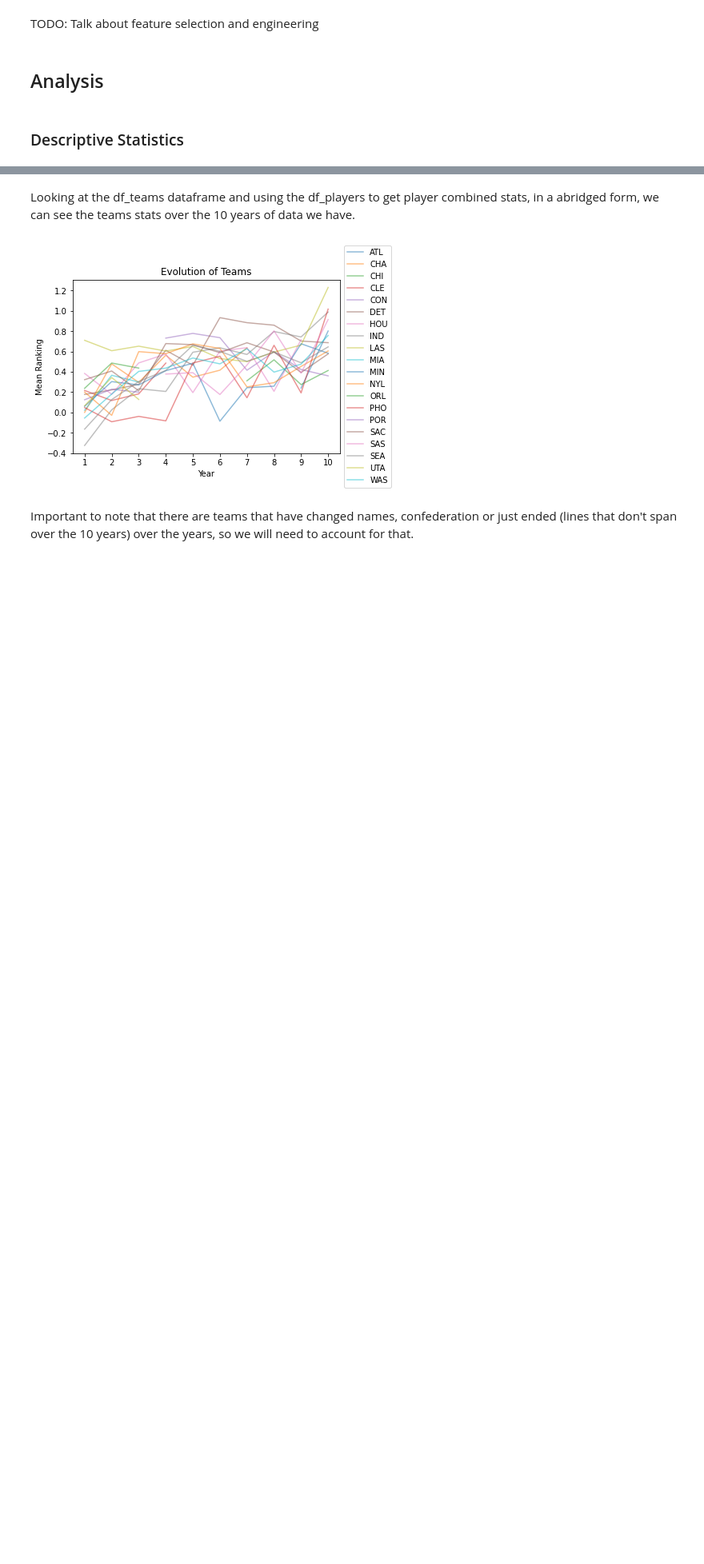
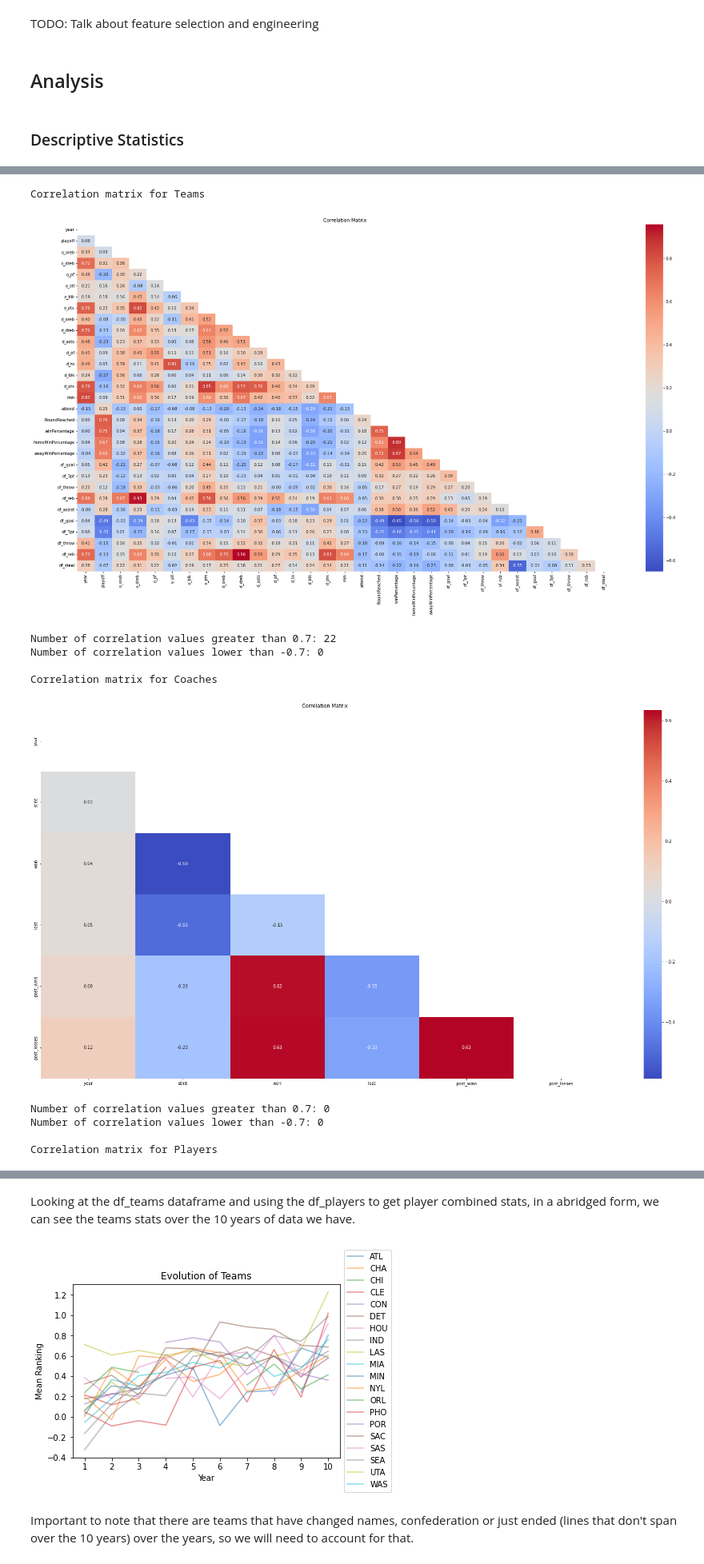
Before and after one commit to m21ark/ac, a Jupyter notebook: stats.ipynb, the cells around one changed output, grey strips where cells are left out. Shown at 80% size. Saved outputs shown, nothing was run; the diff lists cells and outputs as text; code cells hidden in the pictures; blank space fills up the shorter version.

Commit message:
Correlation matrixes

```diff
--- a/stats.ipynb
+++ b/stats.ipynb
@@ -25,18 +25,32 @@ df_players = merge_player_info(aux_1, aux_2)
 # %% [markdown]
 ## Functions
 # %%
-def show_corr_matrix(df, threshold=0.8):
-    correlation_matrix = df.corr()
+def show_corr_matrix(df, threshold=0.7):
+    # Select only the numeric columns
+    numeric_df = df.select_dtypes(include=['number'])
 
-    plt.figure(figsize=(12, 8))
-    sns.heatmap(correlation_matrix, annot=True, cmap='coolwarm', fmt=".2f")
+    correlation_matrix = numeric_df.corr()
+
+    # Mask the upper triangle of the correlation matrix
+    mask = np.triu(np.ones_like(correlation_matrix, dtype=bool))
+
+    plt.figure(figsize=(30, 16))
+    sns.heatmap(correlation_matrix, annot=True,
+                cmap='coolwarm', fmt=".2f", mask=mask)
     plt.title("Correlation Matrix")
     plt.show()
 
-    num_corr_greater_than_08 = ((correlation_matrix.where(np.tril(
-        np.ones(correlation_matrix.shape), k=-1).astype(bool)) > threshold).sum()).sum()
-    print("Number of correlation values greater than 0.8:",
+    # Calculate the number of correlation values greater than the threshold in the lower triangle
+    lower_triangle = correlation_matrix.where(
+        np.tril(np.ones(correlation_matrix.shape), k=-1).astype(bool))
+
+    num_corr_greater_than_08 = (lower_triangle > threshold).sum().sum()
+    print(f"Number of correlation values greater than {threshold}:",
           num_corr_greater_than_08)
+
+    num_corr_lower_than_08 = (lower_triangle < -threshold).sum().sum()
+    print(f"Number of correlation values lower than -{threshold}:",
+          num_corr_lower_than_08)
 # %%
 def show_box_plots(df):
     num_cols = int(len(df.columns)/3)+1
@@ -249,0 +266,20 @@ TODO: Talk about feature selection and engineering
+# %%
+# Looking for correlations between attributes in each df
+
+for i, df in enumerate(df_list_cleaned):
+    num = df.select_dtypes(include=['number'])
+    if len(num.columns) > 3:
+        print(f"\nCorrelation matrix for {df_names[i]}")
+        show_corr_matrix(df)
+# %% [output]
+Correlation matrix for Teams
+[figure, added]
+Number of correlation values greater than 0.7: 22
+Number of correlation values lower than -0.7: 0
+
+Correlation matrix for Coaches
+[figure, added]
+Number of correlation values greater than 0.7: 0
+Number of correlation values lower than -0.7: 0
+
+Correlation matrix for Players
```
Also changed, not shown: parts of 2 cells of this notebook.
